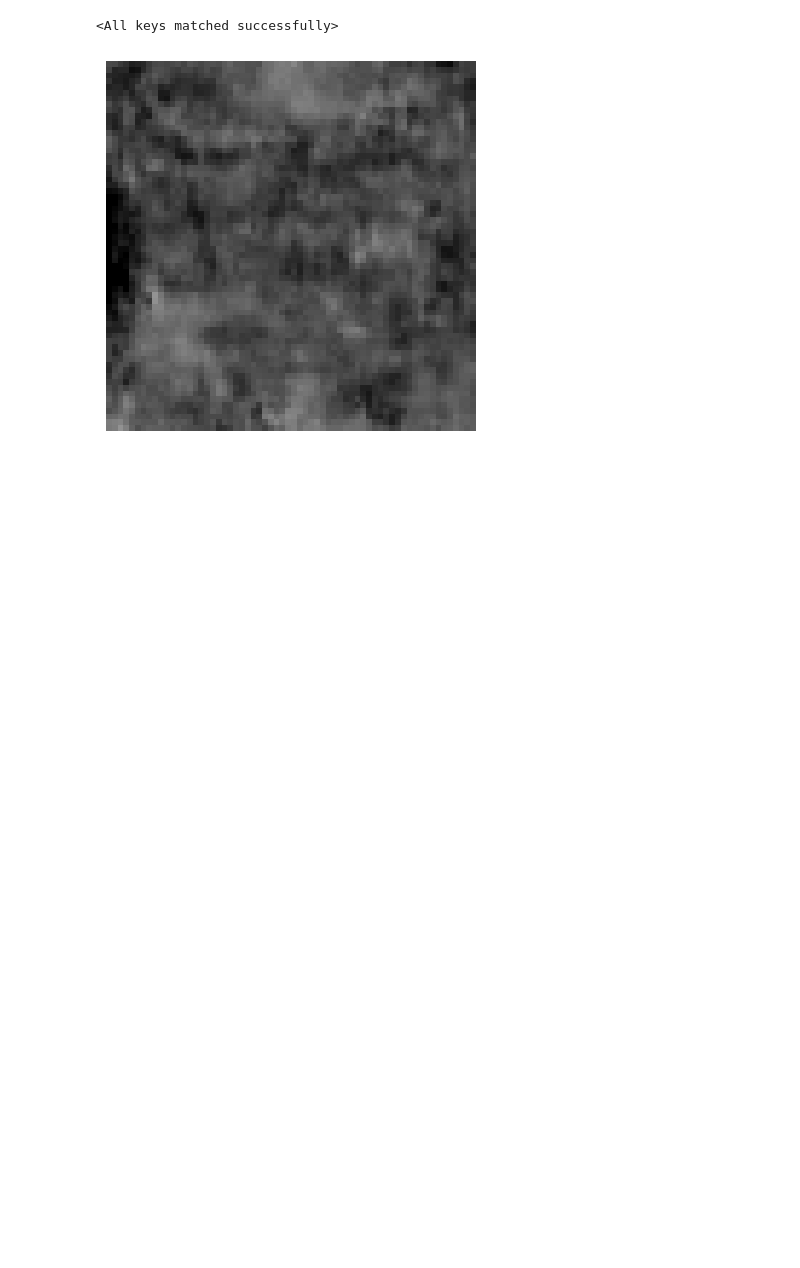
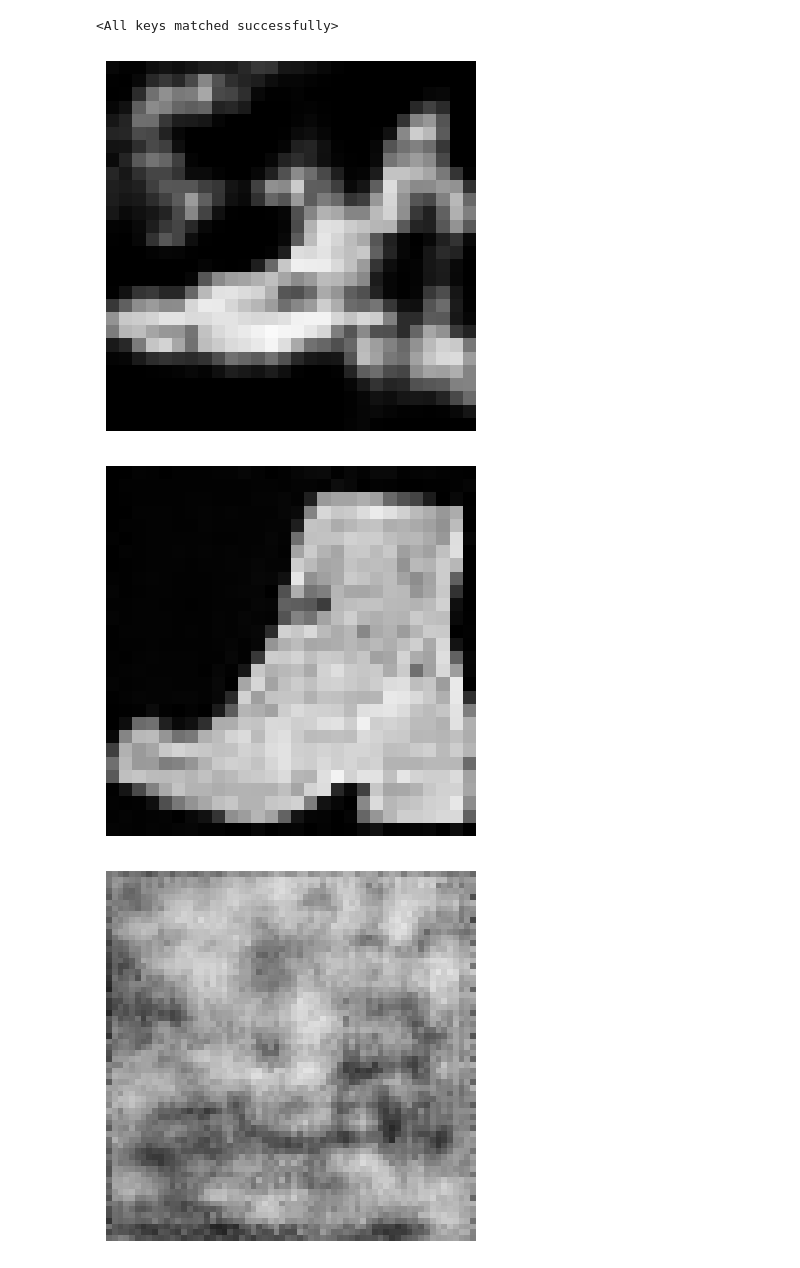
Before and after one commit to marco-cartago/EbmFcT, a Jupyter notebook: other_models_benchmarks.ipynb, the cells around one changed output. Cells and saved outputs as stored; diff of their text form; code cells hidden in the pictures; blank space fills up the shorter version.

Commit message:
other models benchmarks for comparison

```diff
--- a/other_models_benchmarks.ipynb
+++ b/other_models_benchmarks.ipynb
@@ -15,14 +15,25 @@ Base_VAE_olivetti = VAE(img_size=64, latent_dim=64)
 Base_Diff_fm = DiffusionModel()
 Base_Diff_olivetti = DiffusionModel(img_size=64)
 
+Base_Diff_fm.unet.load_state_dict(torch.load("models/FMNIST/DIFFUSION/diffusion_fashionmnist_class9.pt"))
+Base_VAE_fm.load_state_dict(torch.load("models/FMNIST/VAE/vae_fashionmnist_class9.pt"))
+
 Base_Diff_olivetti.unet.load_state_dict(torch.load("models/OLIVETTI/DIFFUSION/diffusion_olivetti.pt"))
 Base_VAE_olivetti.load_state_dict(torch.load("models/OLIVETTI/VAE/vae_olivetti.pt"))
 # %% [output]
 <All keys matched successfully>
 # %%
-x = Base_VAE_olivetti.sample(n=1, device=DEVICE)
-x1 = Base_Diff_olivetti.sample(n=1, device=DEVICE)
+vae_oliv_samp = Base_VAE_olivetti.sample(n=1, device=DEVICE)
+diff_oliv_samp = Base_Diff_olivetti.sample(n=1, device=DEVICE)
+
+vae_fm_samp = Base_VAE_fm.sample(n=1, device=DEVICE)
+diff_fm_samp = Base_Diff_fm.sample(n=1, device=DEVICE)
 # %%
-show_single_sample(x1, cmap="gray")
+show_single_sample(vae_fm_samp, cmap="gray")
+show_single_sample(diff_fm_samp, cmap="gray")
+show_single_sample(vae_oliv_samp, cmap="gray")
+show_single_sample(diff_oliv_samp, cmap="gray")
 # %% [output]
-[figure, old version]
+[figure, new version]
+[figure, added]
+[figure, added]
```
Also changed, not shown: parts of 1 cell of this notebook.
